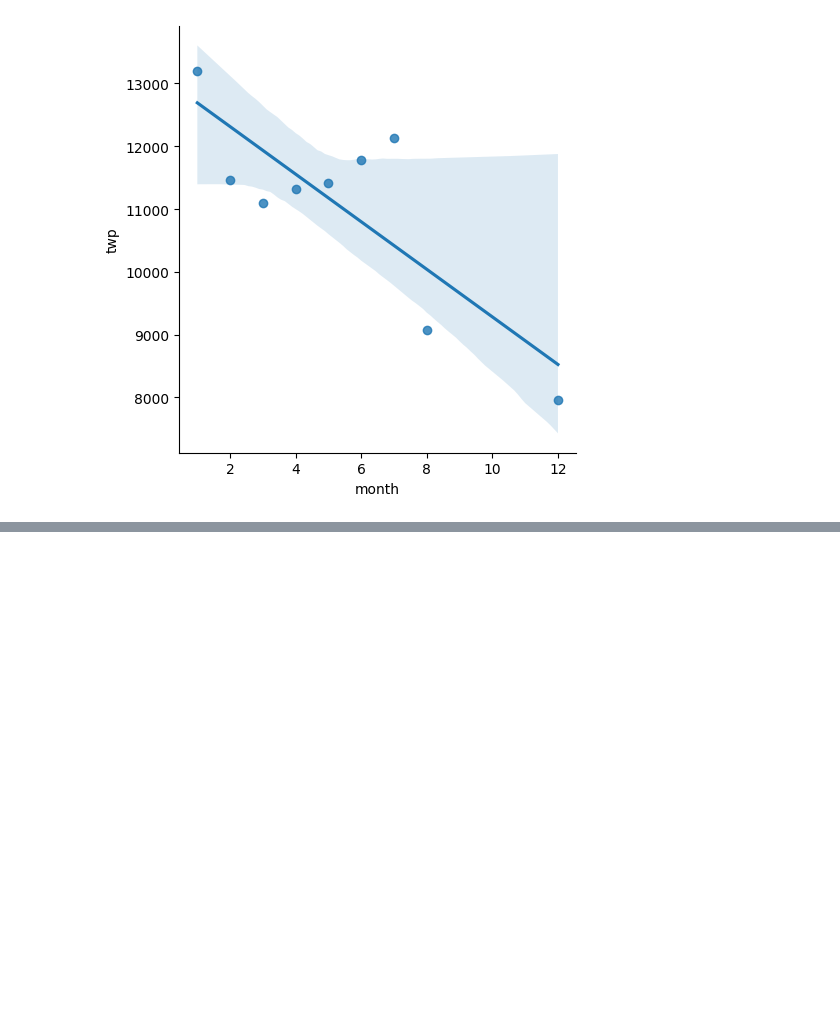
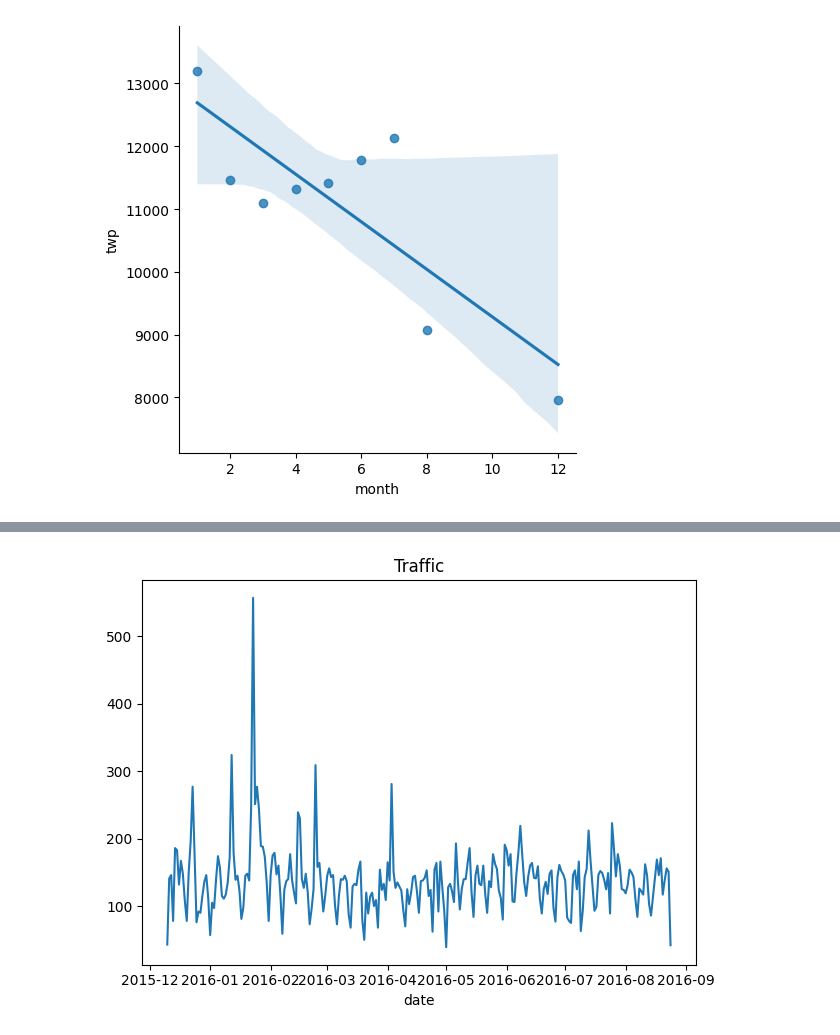
Before and after one commit to KemalYukselir/911_Calls_Analysis, a Jupyter notebook: 911_EDA.ipynb, the cells around one changed output, grey strips where cells are left out. Saved outputs shown, nothing was run; the diff lists cells and outputs as text; code cells hidden in the pictures; blank space fills up the shorter version.

```diff
--- a/911_EDA.ipynb
+++ b/911_EDA.ipynb
@@ -193,0 +211,6 @@ sns.lmplot(x='month',y='twp',data=byMonth.reset_index())
+# %%
+df[df['Reason']=='Traffic'].groupby('date').count()['twp'].plot()
+plt.title('Traffic')
+plt.tight_layout()
+# %% [output]
+[figure, added]
```
Also changed, not shown: parts of 5 cells of this notebook.
